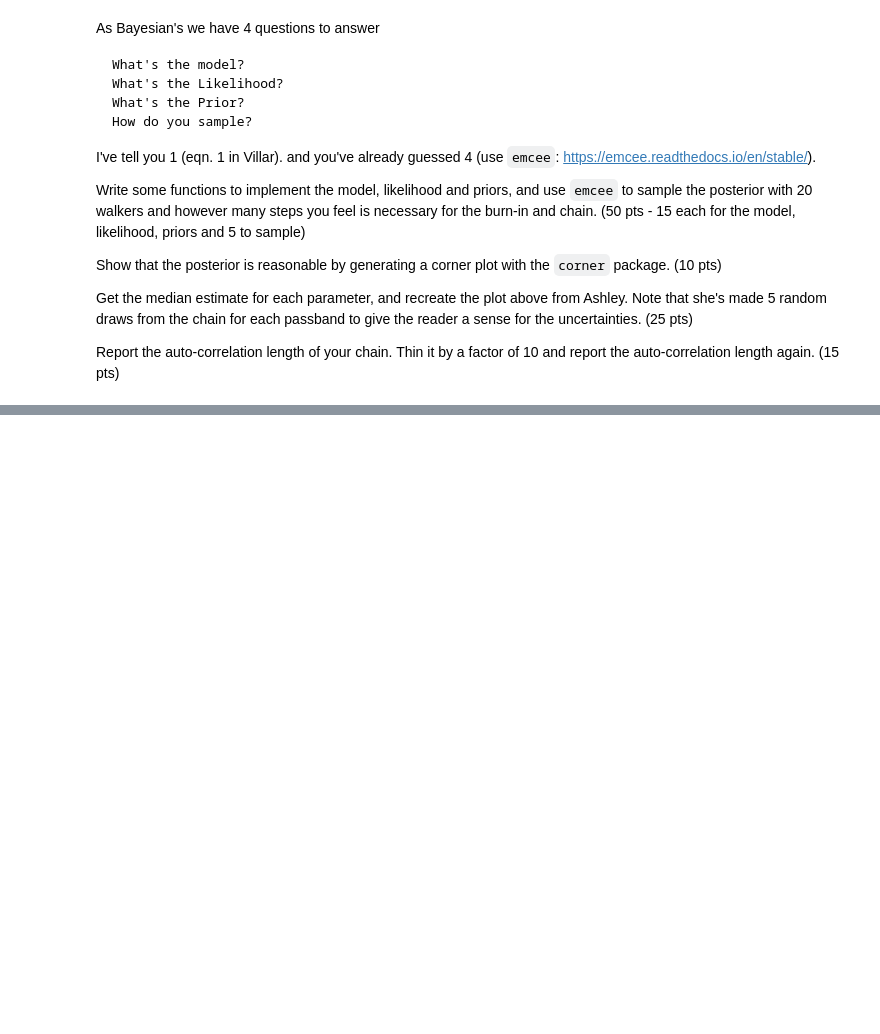
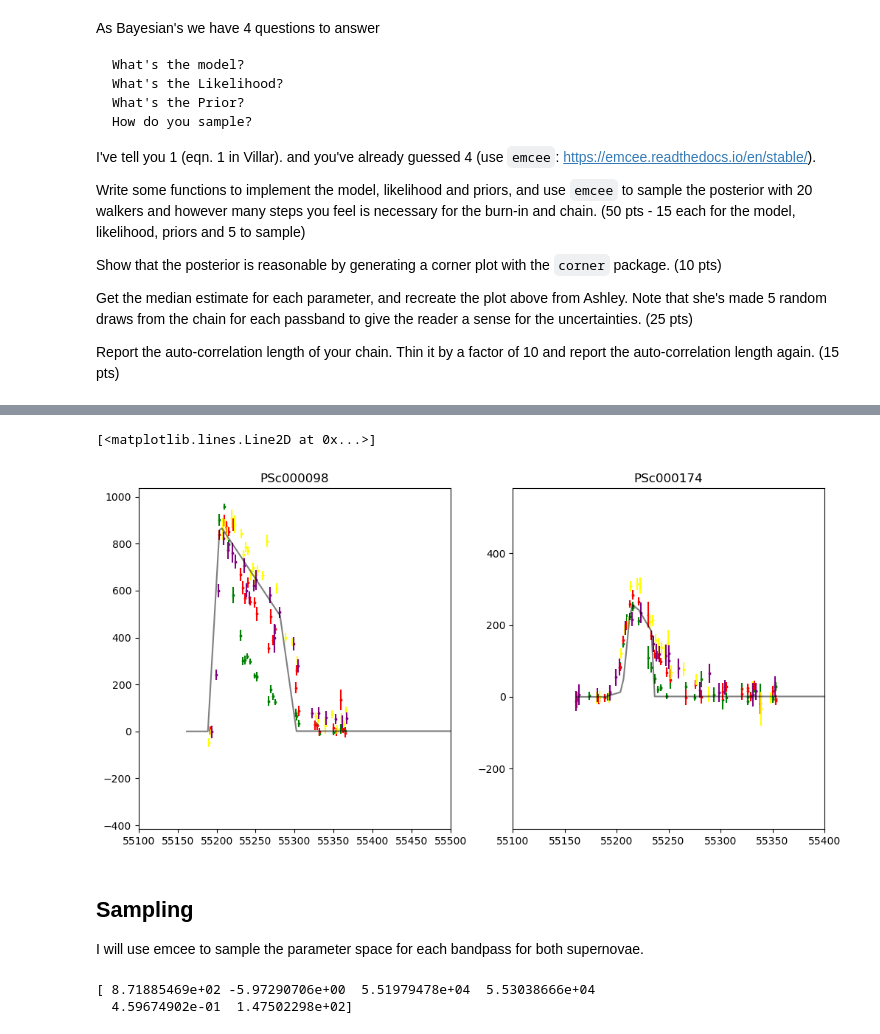
Before and after one commit to gnarayan/ast596_2023_Spring, a Jupyter notebook: homework/HaillePerkins/03/hw03.ipynb, the cells around one changed output, grey strips where cells are left out. Saved outputs shown, nothing was run; the diff lists cells and outputs as text; code cells hidden in the pictures; blank space fills up the shorter version.

```diff
--- a/homework/HaillePerkins/03/hw03.ipynb
+++ b/homework/HaillePerkins/03/hw03.ipynb
@@ -43,0 +220,37 @@ Report the auto-correlation length of your chain. Thin it by a factor of 10 and
+# %%
+# plotting my guesses
+fig = plt.figure(figsize=(12,6))
+ax1 = fig.add_subplot(121)
+ax2 = fig.add_subplot(122)
+
+colors = ['g', 'r', 'yellow', 'purple']
+guess_98 = [900, -5, 55200, 55300, 1, 2]
+guess_174 = [300, -5, 55210, 55235, 2, 250]
+
+# psc98
+for i, band in enumerate(psc_98bands):
+    ax1.set_title("PSc000098")
+    ax1.scatter(band['MJD'], band['FLUXCAL'],s=3, c=colors[i])
+    ax1.errorbar(band['MJD'], band['FLUXCAL'], band['FLUXCALERR'], linestyle='None', c=colors[i])
+    ax1.set_xlim(55100, 55500)
+tmin, tmax = ax1.get_xlim()
+tarr = np.arange(tmin, tmax+1,1)
+ax1.plot(t, model(guess_98, t), c='black', alpha=0.5)
+
+# psc174
+for i, band in enumerate(psc_174bands):
+    ax2.set_title("PSc000174")
+    ax2.scatter(band['MJD'], band['FLUXCAL'],s=3, c=colors[i])
+    ax2.errorbar(band['MJD'], band['FLUXCAL'], band['FLUXCALERR'], linestyle='None', c=colors[i])
+    ax2.set_xlim(55100, 55400)
+
+tmin, tmax = ax2.get_xlim()
+tarr = np.arange(tmin, tmax+1,1)
+ax2.plot(t, model(guess_174, t), c='black', alpha=0.5)
+# %% [output]
+[<matplotlib.lines.Line2D at 0x...>]
+[figure, added]
+# %% [markdown]
+## Sampling
+
+I will use emcee to sample the parameter space for each bandpass for both supernovae.
@@ -43,0 +280,9 @@ Report the auto-correlation length of your chain. Thin it by a factor of 10 and
+# %%
+samples = sampler.get_chain(flat=True)
+#samples = np.transpose(samples)
+#for chain in samples:
+    #print(np.median(chain))
+print(np.percentile(samples, 50, axis=0))
+# %% [output]
+[ 8.71885469e+02 -5.97290706e+00  5.51979478e+04  5.53038666e+04
+  4.59674902e-01  1.47502298e+02]
```
Also changed, not shown: parts of 19 cells of this notebook.
